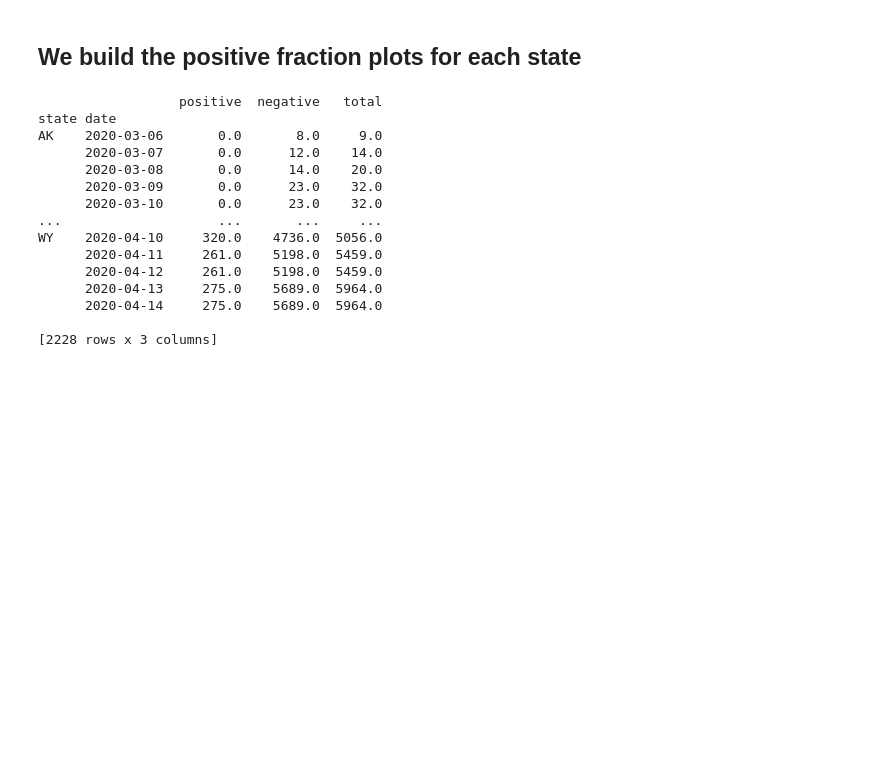
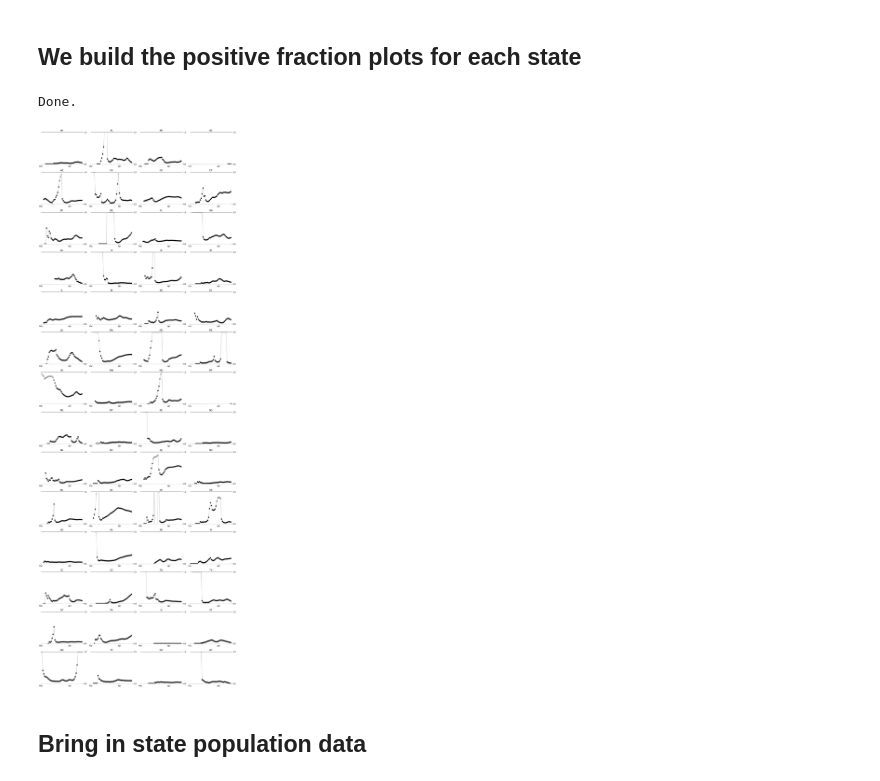
Before and after one commit to wdempsey/covid-umich, a Jupyter notebook: methods/us_testing.ipynb, the cells around one changed output. Cells and saved outputs as stored; diff of their text form; code cells hidden in the pictures; blank space fills up the shorter version.

```diff
--- a/methods/us_testing.ipynb
+++ b/methods/us_testing.ipynb
@@ -126,30 +168,32 @@ states_to_process = states.loc[~states.index.get_level_values('state').isin(FILT
 
 state_name = states_to_process.groupby(level='state')
 
-for state_name, positive, negative, total in states_to_process.groupby(level='state'):
+for state_name, cases in states_to_process.groupby(level='state'):
     clear_output(wait=True)
     print(f'Processing {state_name}')
-    tot, smoothed_tot = prepare_cases(total)
-    pos, smoothed_pos = prepare_cases(positive)
-    smooth
-    result = pd.concat([most_likely, hdis], axis=1)
+    tot, smoothed_tot = prepare_cases(cases.total)
+    pos, smoothed_pos = prepare_cases(cases.positive)
+    pos_frac = smoothed_pos/smoothed_tot
+    pos_frac[np.isnan(pos_frac)] = 0.0
+    result = pd.DataFrame(pos_frac, columns=['frac'])
     results[state_name] = result.droplevel(0)
 
 clear_output(wait=True)
 print('Done.')
 # %% [output]
-                  positive  negative   total
-state date
-AK    2020-03-06       0.0       8.0     9.0
-      2020-03-07       0.0      12.0    14.0
-      2020-03-08       0.0      14.0    20.0
-      2020-03-09       0.0      23.0    32.0
-      2020-03-10       0.0      23.0    32.0
-...                    ...       ...     ...
-WY    2020-04-10     320.0    4736.0  5056.0
-      2020-04-11     261.0    5198.0  5459.0
-      2020-04-12     261.0    5198.0  5459.0
-      2020-04-13     275.0    5689.0  5964.0
-      2020-04-14     275.0    5689.0  5964.0
-
-[2228 rows x 3 columns]
+Done.
+# %%
+ncols = 4
+nrows = int(np.ceil(len(results) / ncols))
+
+fig, ax = plt.subplots(nrows=nrows, ncols=ncols, figsize=(15, nrows*3))
+
+for i, (state_name, result) in enumerate(results.items()):
+    plot_frac(result, ax.flat[i], state_name)
+
+fig.tight_layout()
+fig.set_facecolor('w')
+# %% [output]
+[figure, added]
+# %% [markdown]
+## Bring in state population data
```
Also changed, not shown: parts of 7 cells of this notebook.
